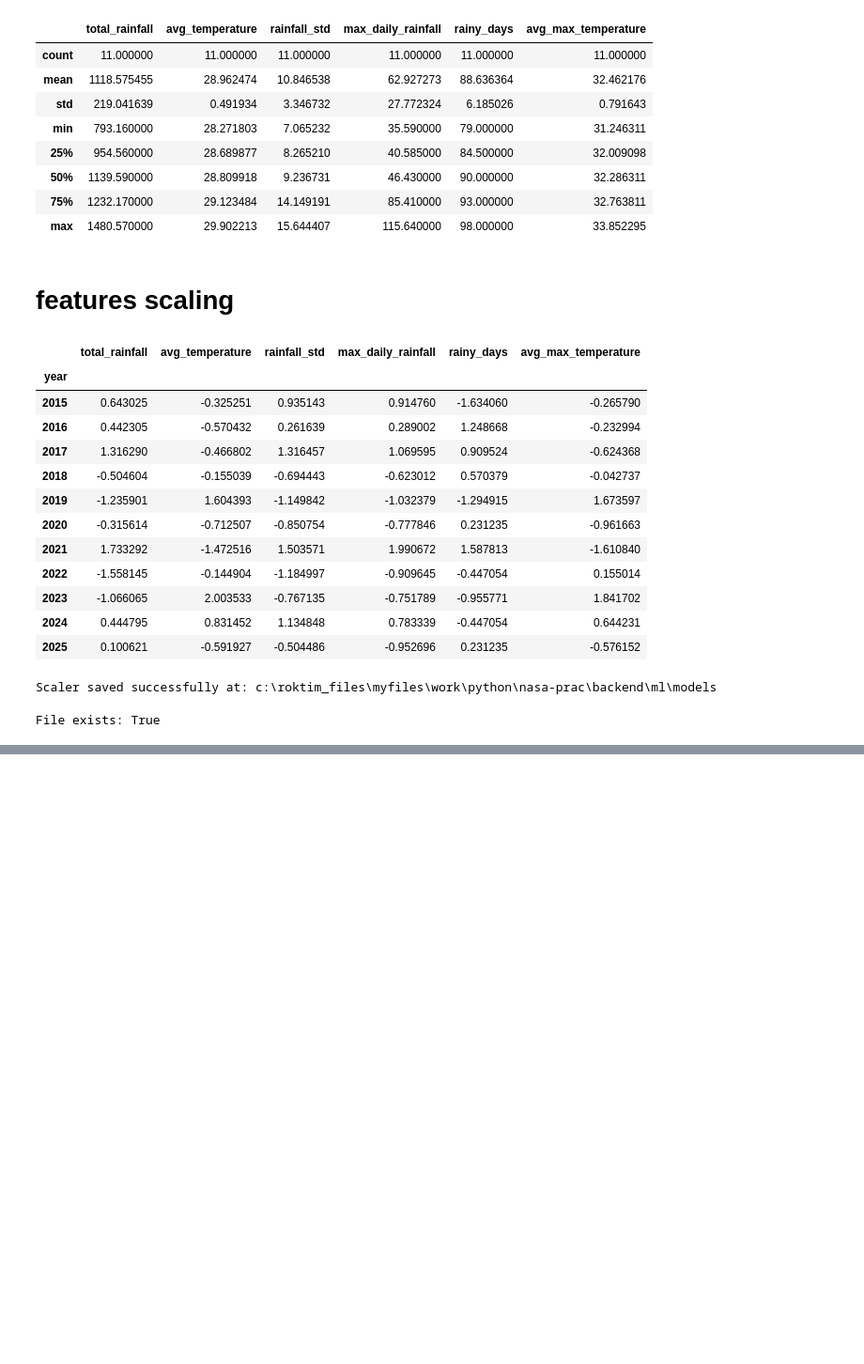
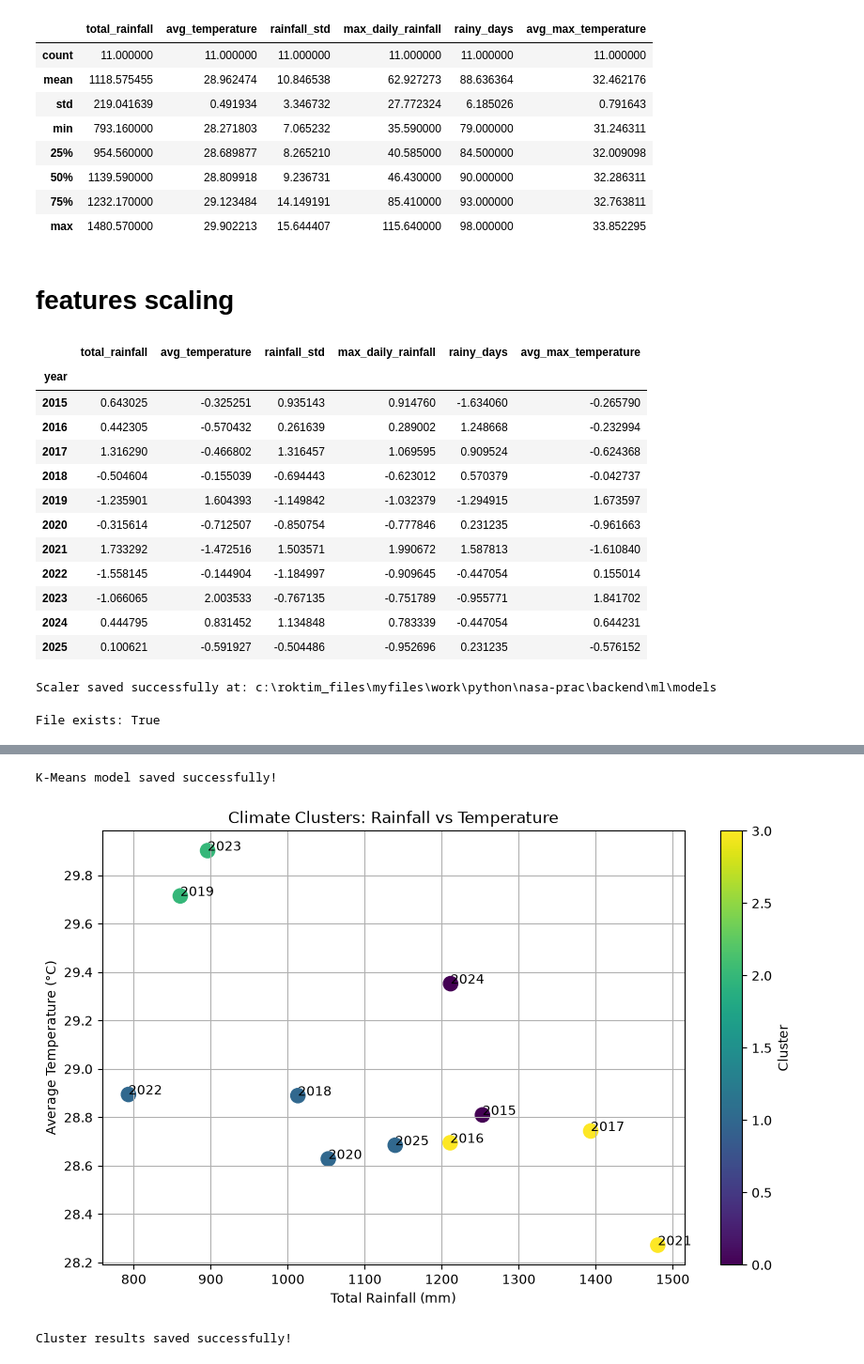
Before and after one commit to Veror245/FieldShift-AI, a Jupyter notebook: backend/ml/notebooks/data_exploration.ipynb, the cells around one changed output, grey strips where cells are left out. Shown at 94% size. Saved outputs shown, nothing was run; the diff lists cells and outputs as text; code cells hidden in the pictures; blank space fills up the shorter version.

```diff
--- a/backend/ml/notebook/data_exploration.ipynb
+++ b/backend/ml/notebooks/data_exploration.ipynb
@@ -520,0 +595,18 @@ File exists: True
+# %%
+from sklearn.cluster import KMeans
+
+# Create the K-Means model
+kmeans = KMeans(
+    n_clusters=4,
+    random_state=42,
+    n_init=10
+)
+
+# Train the model and assign clusters
+cluster_labels = kmeans.fit_predict(scaled_features)
+
+# Add cluster labels to the original dataset
+seasonal_features["cluster"] = cluster_labels
+
+# Display the results
+display(seasonal_features)
@@ -520,0 +639,57 @@ File exists: True
+# %%
+import joblib
+
+joblib.dump(kmeans, model_dir / "kmeans_model.pkl")
+
+print("K-Means model saved successfully!")
+# %% [output]
+K-Means model saved successfully!
+# %%
+import matplotlib.pyplot as plt
+
+plt.figure(figsize=(10, 6))
+
+plt.scatter(
+    seasonal_features["total_rainfall"],
+    seasonal_features["avg_temperature"],
+    c=seasonal_features["cluster"],
+    cmap="viridis",
+    s=120
+)
+
+for year in seasonal_features.index:
+    plt.annotate(
+        str(year),
+        (
+            seasonal_features.loc[year, "total_rainfall"],
+            seasonal_features.loc[year, "avg_temperature"]
+        )
+    )
+
+plt.xlabel("Total Rainfall (mm)")
+plt.ylabel("Average Temperature (°C)")
+plt.title("Climate Clusters: Rainfall vs Temperature")
+plt.colorbar(label="Cluster")
+plt.grid(True)
+
+plt.show()
+# %% [output]
+[figure, added]
+# %%
+# Save processed data
+
+processed_dir = Path("../data/processed")
+
+processed_dir.mkdir(parents=True, exist_ok=True)
+
+cluster_profiles.to_csv(
+    processed_dir / "cluster_profiles.csv"
+)
+
+seasonal_features.to_csv(
+    processed_dir / "yearly_cluster_results.csv"
+)
+
+print("Cluster results saved successfully!")
+# %% [output]
+Cluster results saved successfully!
```
Also changed, not shown: parts of 8 cells of this notebook, 3 other files.
